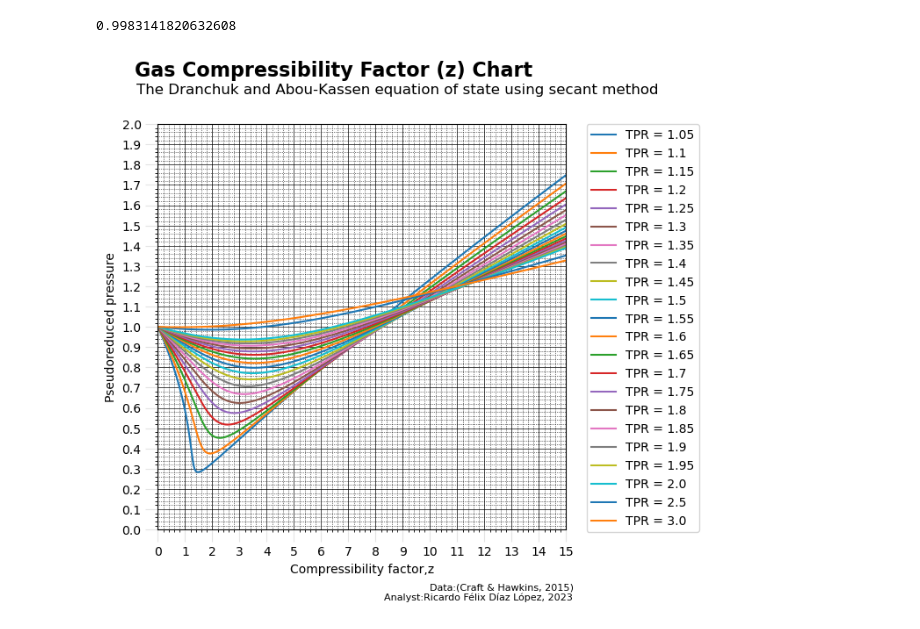
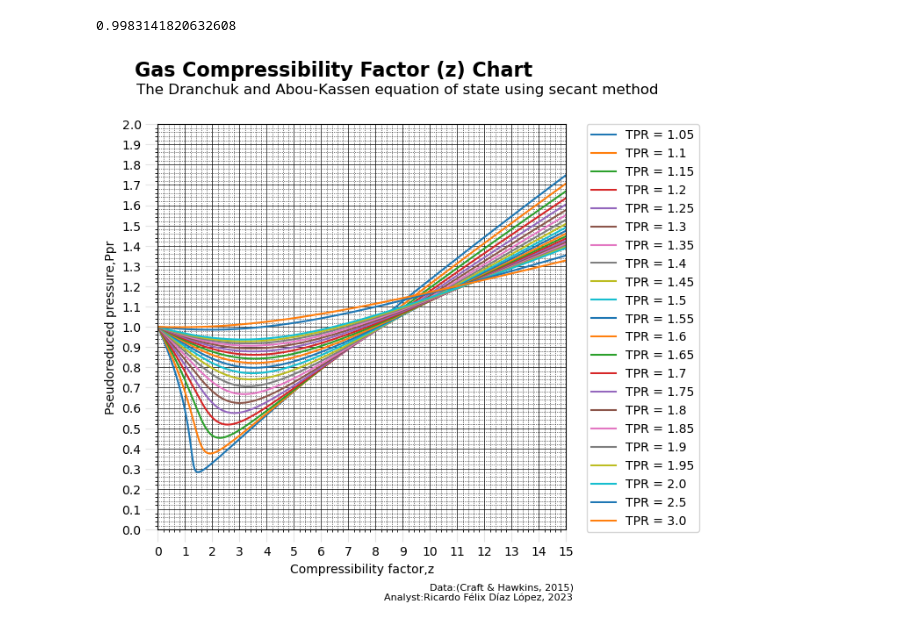
Before and after one commit to Ricardod671/graph_zfactor, a Jupyter notebook: notebooks/0.1-RFDL-zfactor_graph.ipynb, the cells around one changed output. Saved outputs shown, nothing was run; the diff lists cells and outputs as text; code cells hidden in the pictures.

```diff
--- a/notebooks/0.1-RFDL-zfactor_graph.ipynb
+++ b/notebooks/0.1-RFDL-zfactor_graph.ipynb
@@ -147,32 +147,32 @@ ax.set_title("Gas Compressibility Factor (z) Chart",
              y=1.1,
              fontweight='bold')
 
 # Adding the axis labels
 ax.set_xlabel("Compressibility factor,z")
-ax.set_ylabel("Pseudoreduced pressure")
+ax.set_ylabel("Pseudoreduced pressure,Ppr")
 
 # Adding the subtitle
 ax.text(s = 'The Dranchuk and Abou-Kassen equation of state using secant method',
         x = -0.8,
         y = 2.15,
         fontsize = 12)
 
 # Adding me
 ax.text(s = 'Analyst:Ricardo Félix Díaz López, 2023',
         x = 8.3,
         y = -0.35,
         fontsize = 8)
 
 # Adding the source of data
 ax.text(s = 'Data:(Craft & Hawkins, 2015)',
         x = 10,
         y = -0.3,
         fontsize = 8)
 
 # Adding the legend
 ax.legend(bbox_to_anchor=(1.05, 1),
           loc='upper left',
           borderaxespad=0.)
 plt.show();
 # %% [output]
-[figure, old version]
+[figure, new version]
```
